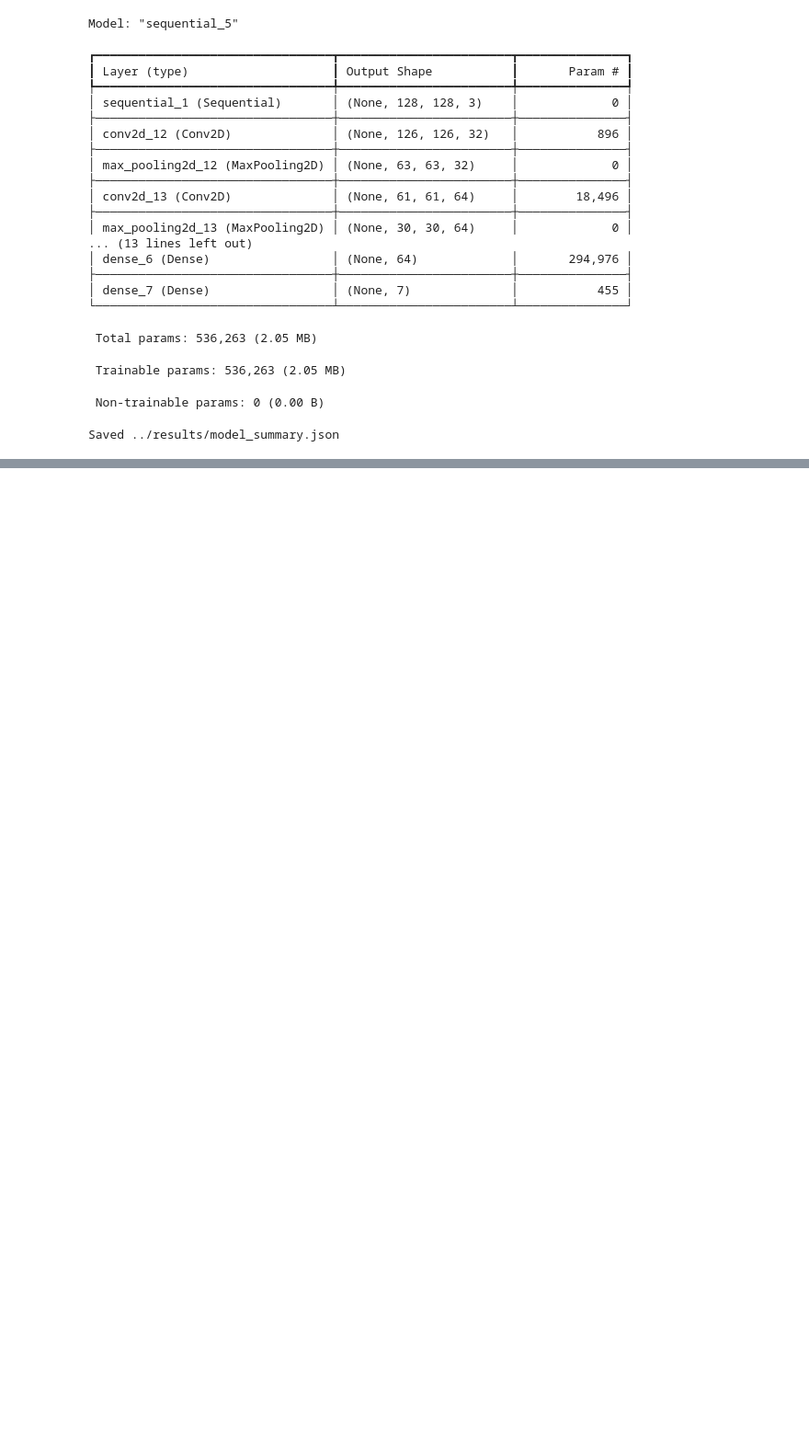
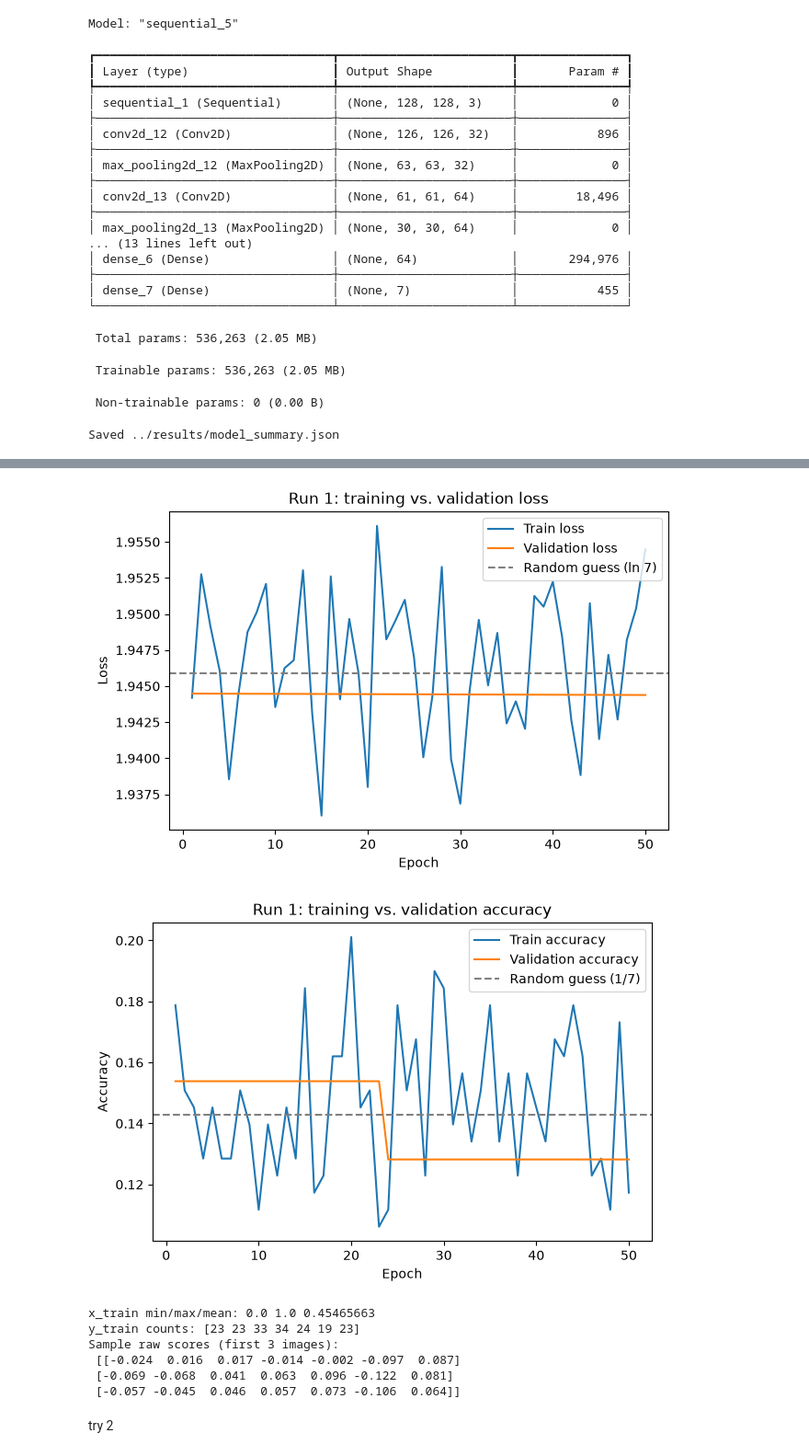
Before and after one commit to tituslogoo/cnn-assignment, a Jupyter notebook: notebooks/cnn_classification.ipynb, the cells around one changed output, grey strips where cells are left out. Shown at 92% size. Saved outputs shown, nothing was run; the diff lists cells and outputs as text; code cells hidden in the pictures; blank space fills up the shorter version.

```diff
--- a/notebooks/cnn_classification.ipynb
+++ b/notebooks/cnn_classification.ipynb
@@ -220,0 +235,15 @@ Saved ../results/model_summary.json
+# %%
+import json
+
+history = model.fit(
+    x_train, y_train,
+    validation_data=(x_val, y_val),
+    epochs=50,
+    batch_size=32,
+    verbose=2,
+)
+
+# Save the results so plots can be regenerated without retraining
+with open("../training-results/history.json", "w") as f:
+    json.dump({k: [float(v) for v in vals] for k, vals in history.history.items()}, f, indent=2)
+print("../training-results/history.json")
@@ -220,0 +269,47 @@ Saved ../results/model_summary.json
+# %%
+import json
+import matplotlib.pyplot as plt
+
+with open("../training-results/history-first.json") as f:
+    h = json.load(f)
+
+epochs = range(1, len(h["loss"]) + 1)
+
+# Loss curve
+plt.figure(figsize=(7, 4.5))
+plt.plot(epochs, h["loss"], label="Train loss")
+plt.plot(epochs, h["val_loss"], label="Validation loss")
+plt.axhline(1.9459, color="gray", linestyle="--", label="Random guess (ln 7)")
+plt.xlabel("Epoch"); plt.ylabel("Loss")
+plt.title("Run 1: training vs. validation loss")
+plt.legend()
+plt.savefig("../images/run1_loss_curve.png", dpi=200, bbox_inches="tight")
+plt.show()
+
+# Accuracy curve
+plt.figure(figsize=(7, 4.5))
+plt.plot(epochs, h["accuracy"], label="Train accuracy")
+plt.plot(epochs, h["val_accuracy"], label="Validation accuracy")
+plt.axhline(1/7, color="gray", linestyle="--", label="Random guess (1/7)")
+plt.xlabel("Epoch"); plt.ylabel("Accuracy")
+plt.title("Run 1: training vs. validation accuracy")
+plt.legend()
+plt.savefig("../images/run1_accuracy_curve.png", dpi=200, bbox_inches="tight")
+plt.show()
+# %% [output]
+[figure, added]
+[figure, added]
+# %%
+print("x_train min/max/mean:", x_train.min(), x_train.max(), x_train.mean())
+print("y_train counts:", np.bincount(y_train))
+preds = model.predict(x_val[:8], verbose=0)
+print("Sample raw scores (first 3 images):\n", preds[:3].round(3))
+# %% [output]
+x_train min/max/mean: 0.0 1.0 0.45465663
+y_train counts: [23 23 33 34 24 19 23]
+Sample raw scores (first 3 images):
+ [[-0.024  0.016  0.017 -0.014 -0.002 -0.097  0.087]
+ [-0.069 -0.068  0.041  0.063  0.096 -0.122  0.081]
+ [-0.057 -0.045  0.046  0.057  0.073 -0.106  0.064]]
+# %% [markdown]
+try 2
```
Also changed, not shown: parts of 7 cells of this notebook, 7 other files.
